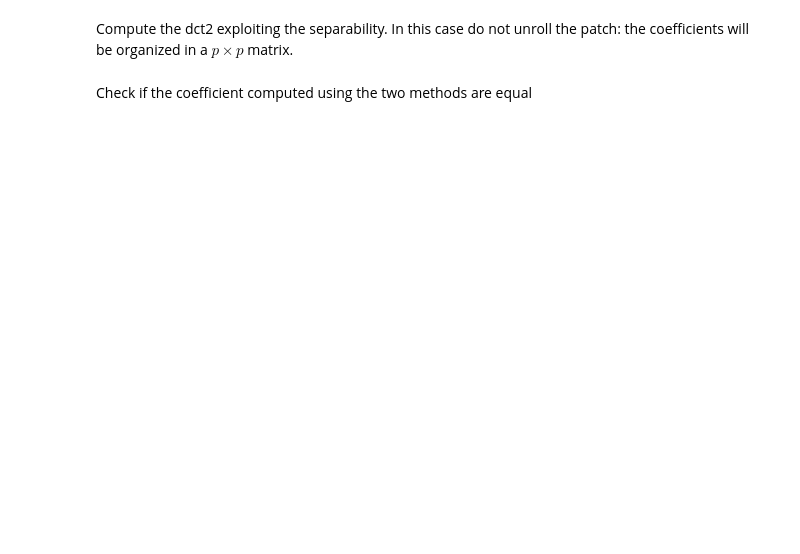
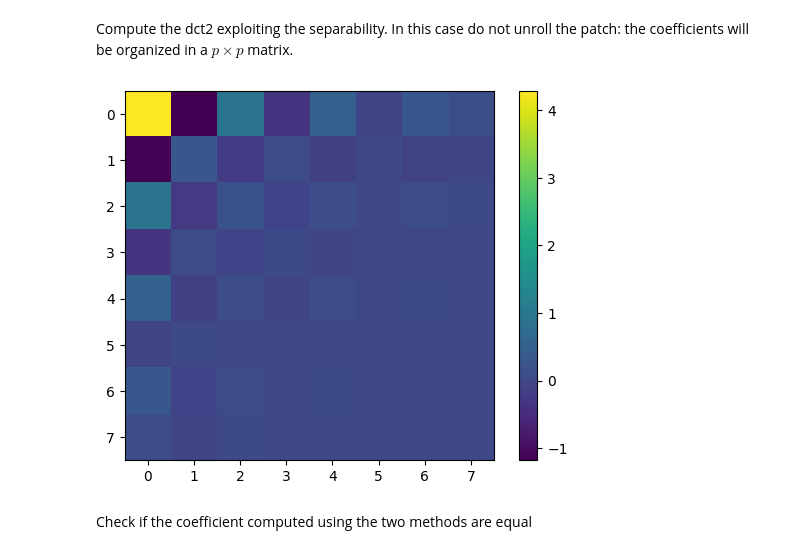
Before and after one commit to Pecneb/MMMIP_Assignments, a Jupyter notebook: Assignments/lez_2_DCT_images.ipynb, the cells around one changed output. Drawn from its saved outputs; the diff is of its cells as text; code cells hidden in the pictures; blank space fills up the shorter version.

```diff
--- a/Assignments/lez_2_DCT_images.ipynb
+++ b/Assignments/lez_2_DCT_images.ipynb
@@ -132,3 +135,10 @@ x_block =  #
+# %%
+x_block = np.dot(np.dot(D1, s_block), D1.T)
+plt.imshow(x_block)
+plt.colorbar()
+plt.show()
+# %% [output]
+[figure, added]
 # %% [markdown]
 Check if the coefficient computed using the two methods are equal
 # %%
```
Also changed, not shown: parts of 13 cells of this notebook, 2 other files.
